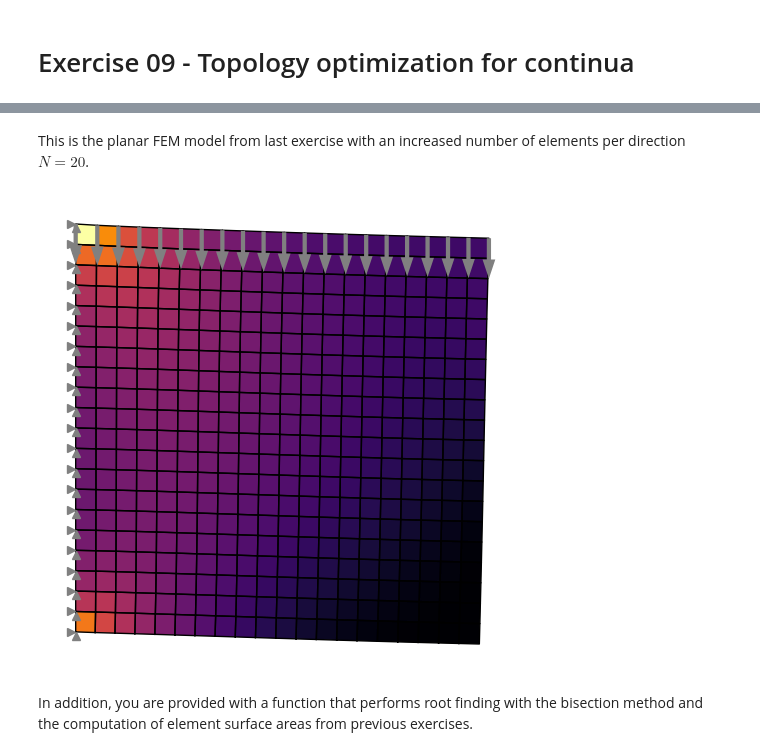
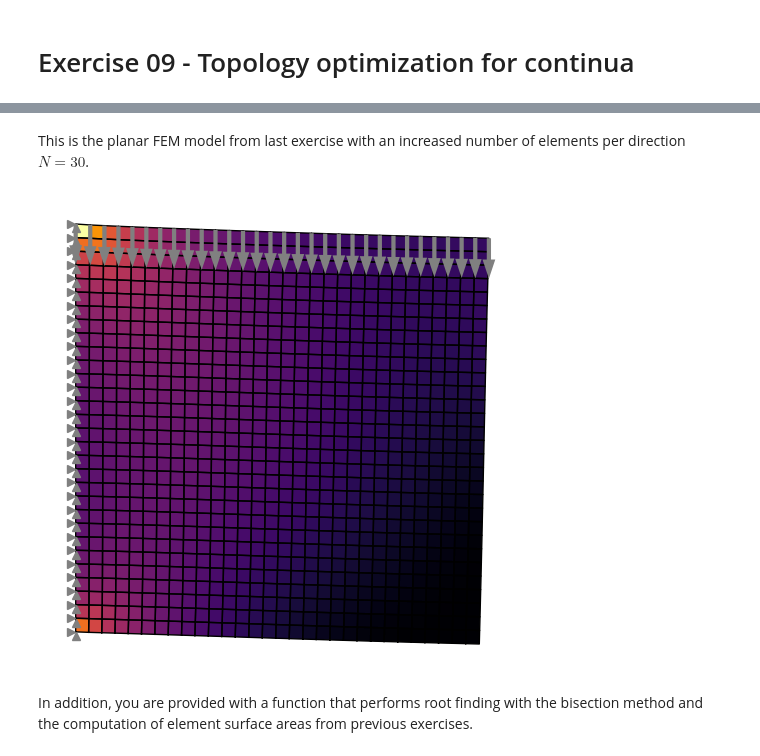
Before and after one commit to meyer-nils/structural_optimization, a Jupyter notebook: notebooks/exercise_09_topology.ipynb, the cells around one changed output, grey strips where cells are left out. Cells and saved outputs as stored; diff of their text form; code cells hidden in the pictures.

Commit message:
Update Exercise 09.

```diff
--- a/notebooks/exercise_09_topology.ipynb
+++ b/notebooks/exercise_09_topology.ipynb
@@ -14,13 +15,13 @@ from tqdm import tqdm
 
 torch.set_default_dtype(torch.double)
 # %% [markdown]
-This is the planar FEM model from last exercise with an increased number of elements per direction $N=20$.
+This is the planar FEM model from last exercise with an increased number of elements per direction $N=30$.
 # %%
 # Define Material
 material = IsotropicPlaneStress(E=1000.0, nu=0.3)
 
 # Create nodes
-N = 20
+N = 30
 n1 = torch.linspace(0.0, 1, N + 1)
 n2 = torch.linspace(0.0, 1, N + 1)
 n1, n2 = torch.stack(torch.meshgrid(n1, n2, indexing="xy"))
@@ -41,34 +42,34 @@ right = nodes[:, 0] == 1.0
 tip = top & right
 
 # Load at top
 forces = torch.zeros_like(nodes)
 forces[top, 1] = -1.0 / N
 forces[tip, 1] = -0.5 / N
 
 # Constrained displacement at left end
 displacements = torch.zeros_like(nodes)
 constraints = torch.zeros_like(nodes, dtype=bool)
 constraints[left, :] = True
 
 # Thickness
 d = 0.1
 thickness = d * torch.ones(len(elements))
 
 # Create and plot the domain
 square = Planar(
     nodes, elements, forces, displacements, constraints, thickness, C=material.C()
 )
 
 # Solve the system
 u, f = square.solve()
 
 # Compute von Mises stress
 mises = square.compute_stress(u, mises=True)
 
 # Plot the result
 square.plot(u=u, element_property=mises, cmap="inferno")
 # %% [output]
-[figure, old version]
+[figure, new version]
 # %% [markdown]
 In addition, you are provided with a function that performs root finding with the bisection method and the computation of element surface areas from previous exercises.
 # %%
```
Also changed, not shown: parts of 9 cells of this notebook, 1 other file.
